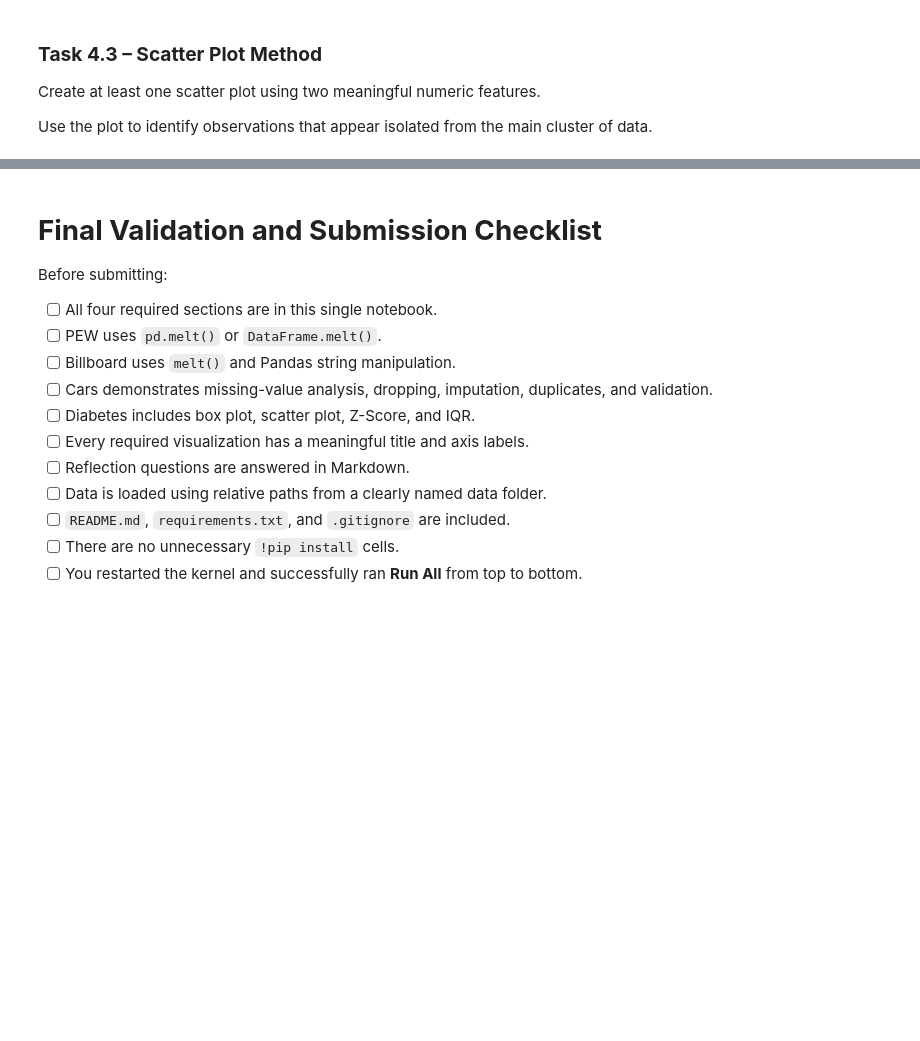
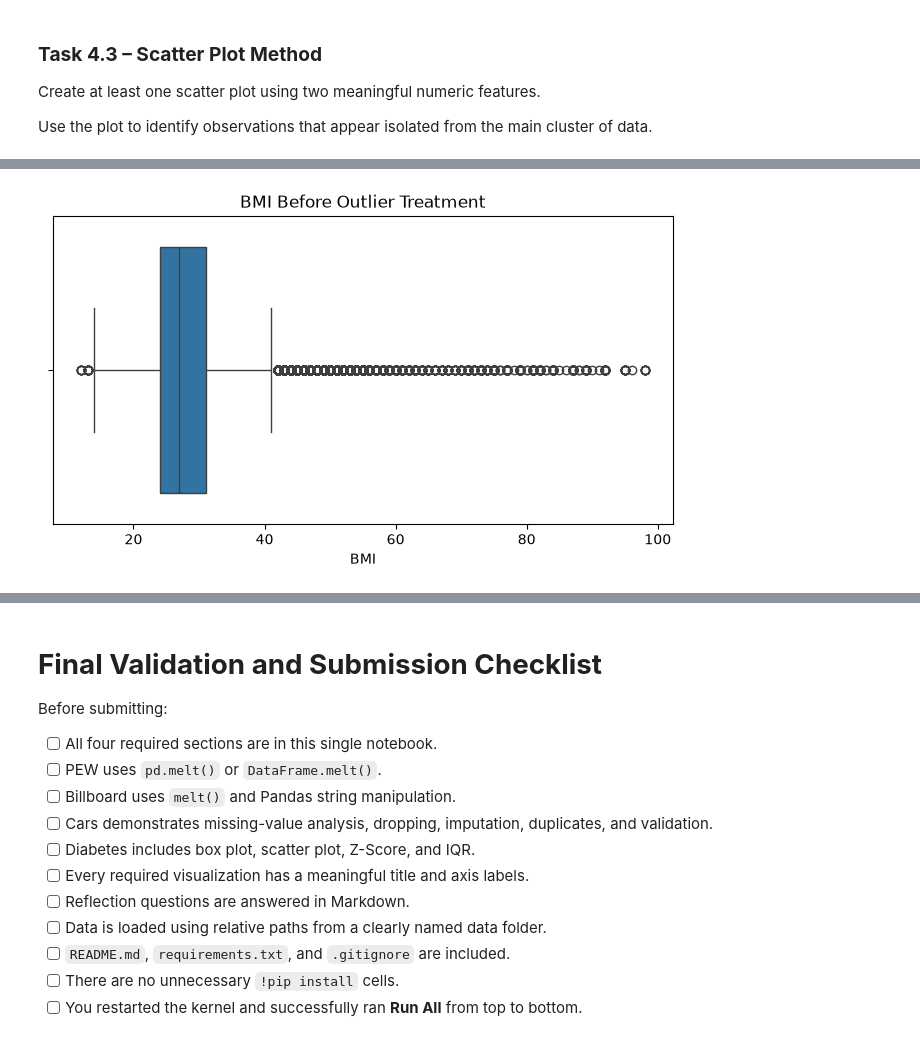
Before and after one commit to shainaulakh/Lab2-Data-Preprocessing, a Jupyter notebook: week5Lab.ipynb, the cells around one changed output, grey strips where cells are left out. Cells and saved outputs as stored; diff of their text form; code cells hidden in the pictures; blank space fills up the shorter version.

```diff
--- a/week5Lab.ipynb
+++ b/week5Lab.ipynb
@@ -2020,0 +1781,24 @@ Answer all questions:
+# %%
+# Calculate the mean and standard deviation of BMI
+bmi_mean = diabetes["BMI"].mean()
+bmi_std = diabetes["BMI"].std()
+
+# Calculate Z-score for each BMI value
+diabetes["BMI_Z"] = (
+    diabetes["BMI"] - bmi_mean
+) / bmi_std
+
+# Find BMI values more than 3 standard deviations from the mean
+z_outliers = diabetes[
+    diabetes["BMI_Z"].abs() > 3
+]
+
+print("BMI Mean:", bmi_mean)
+print("BMI Standard Deviation:", bmi_std)
+print("Number of Z-score outliers:", len(z_outliers))
+
+display(
+    z_outliers[
+        ["BMI", "BMI_Z", "Diabetes_binary"]
+    ].head(10)
+)
@@ -2020,0 +1986,12 @@ Answer all questions:
+# %%
+# BMI before outlier treatment
+plt.figure(figsize=(8, 4))
+
+sns.boxplot(x=diabetes["BMI"])
+
+plt.title("BMI Before Outlier Treatment")
+plt.xlabel("BMI")
+
+plt.show()
+# %% [output]
+[figure, added]
```
Also changed, not shown: parts of 64 cells of this notebook, 3 other files.
